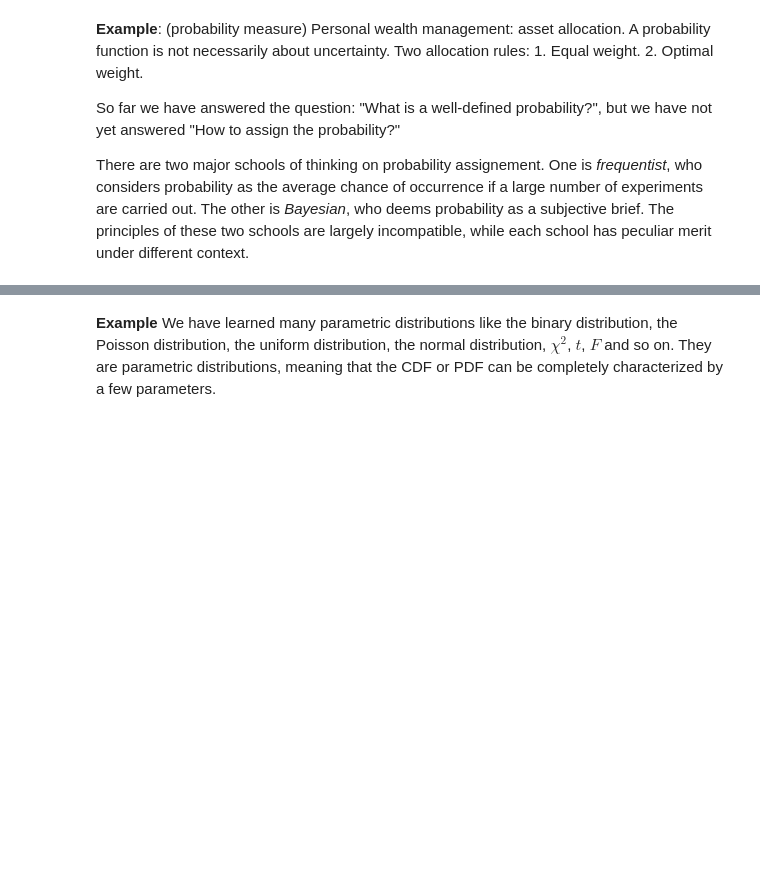
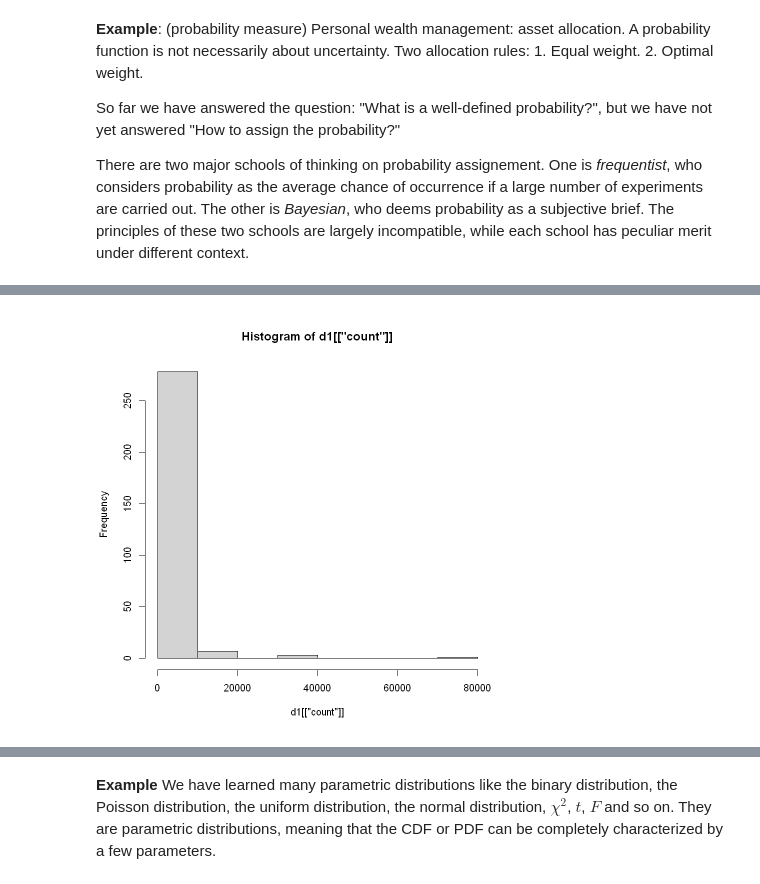
Before and after one commit to zhentaoshi/Econ_prob, a Jupyter notebook: lecture01_2022_probability.ipynb, the cells around one changed output, grey strips where cells are left out. Cells and saved outputs as stored; diff of their text form; code cells hidden in the pictures; blank space fills up the shorter version.

```diff
--- a/lecture01_2022_probability.ipynb
+++ b/lecture01_2022_probability.ipynb
@@ -110,0 +43,13 @@ on the domain.
+# %%
+d0 = readr::read_csv("HKTop300YouTubers.csv")
+print(d0)
+
+library(magrittr)
+
+# remove NA and zeros
+d0[ d0 == 0 ] <- NA
+sel <- d0 %>% is.na( ) %>% apply( 1, any)
+d0 %<>% dplyr::filter( !sel )
+
+d1 <- d0 %>% dplyr::select(3:5)
+names(d1) <- c("subs", "view", "count")
@@ -110,0 +99,4 @@ on the domain.
+# %%
+hist(d1[["count"]])
+# %% [output]
+[figure, added]
```
Also changed, not shown: parts of 39 cells of this notebook, 2 other files.
